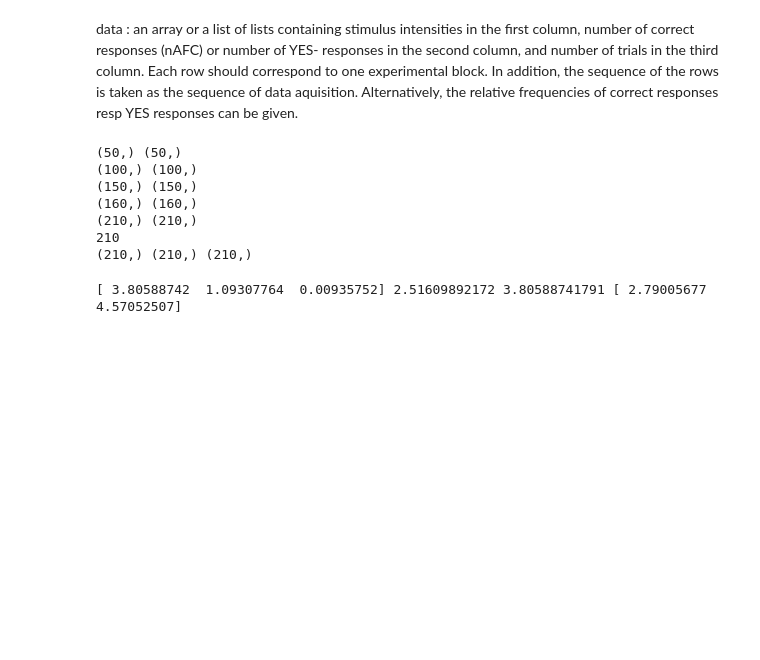
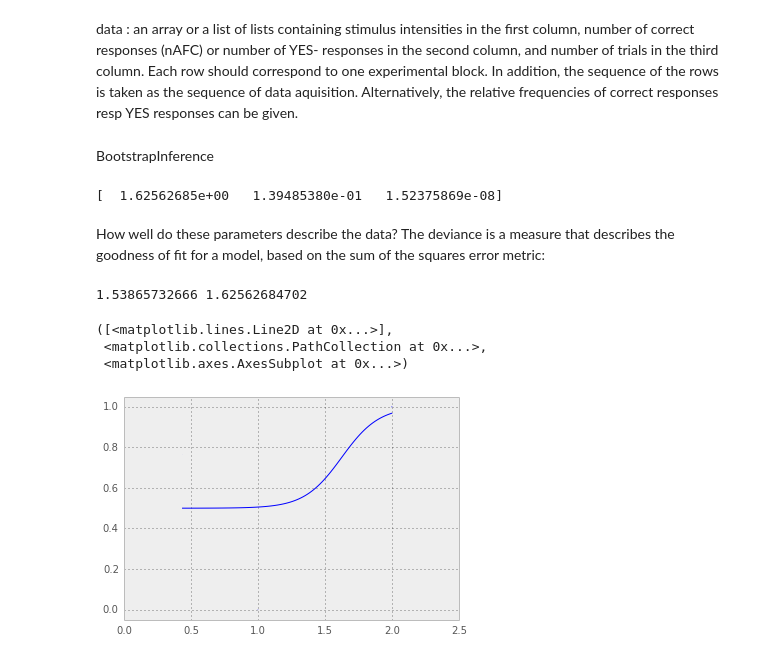
Before and after one commit to NeuralEnsemble/motionclouds_website, a Jupyter notebook: psychopy_competing.ipynb, the cells around one changed output. Saved outputs shown, nothing was run; the diff lists cells and outputs as text; code cells hidden in the pictures; blank space fills up the shorter version.

```diff
--- a/psychopy_competing.ipynb
+++ b/psychopy_competing.ipynb
@@ -83,38 +103,13 @@ data :
 an array or a list of lists containing stimulus intensities in the first column, number of correct responses (nAFC) or number of YES- responses in the second column, and number of trials in the third column. Each row should correspond to one experimental block. In addition, the sequence of the rows is taken as the sequence of data aquisition. Alternatively, the relative frequencies of correct responses resp YES responses can be given.
 # %%
 stimulus_intensities, percent_correct = np.array([]), np.array([])
-#data = []
 for fn in glob.glob('data/competing_v1_*npy'):
-#    data_ = []
     results = np.load(fn)
-    #data_single_session = np.concatenate((results[1, results[1, :]<.5], 1.*(results[0, results[1, :]<.5]==-1), np.array([num_observations])))
-    #data_single_sessions = np.vstack((data_single_sessions, data_single_session))
     stimulus_intensities = np.hstack((stimulus_intensities, results[1, results[1, :]<.5]))
     percent_correct = np.hstack((percent_correct, 1.*(results[0, results[1, :]<.5]==-1)))
-#    data_.append(results[1, results[1, :]<.5])
-#    data_.append((percent_correct, 1.*(results[0, results[1, :]<.5]==-1)))
-#    data.append(data_)
     stimulus_intensities = np.hstack((stimulus_intensities, results[1, results[1, :]>.5]))
     percent_correct = np.hstack((percent_correct, 1.*(results[0, results[1, :]>.5]==1)))
-    print stimulus_intensities.shape, percent_correct.shape
+#    print stimulus_intensities.shape, percent_correct.shape
 
 num_observations = len(stimulus_intensities)
-print num_observations
-#data_single_sessions = np.c_[stimulus_intensities, percent_correct, np.array([num_observations])]
-data_single_sessions = [stimulus_intensities, percent_correct, np.array([2]*len(stimulus_intensities))]
-print data_single_sessions[0].shape, data_single_sessions[1].shape, data_single_sessions[2].shape
+data = [stimulus_intensities, percent_correct, np.array([2]*num_observations)]
-# %% [output]
-(50,) (50,)
-(100,) (100,)
-(150,) (150,)
-(160,) (160,)
-(210,) (210,)
-210
-(210,) (210,) (210,)
-# %%
-nafc = 2
-constraints = ( 'unconstrained', 'unconstrained',"Uniform(0,0.1)")
-B_single_sessions = psi.BootstrapInference ( data_single_sessions, priors=constraints, nafc=nafc )
-print B.estimate, B.deviance, B.getThres(), B.getCI(1)
-# %% [output]
-[ 3.80588742  1.09307764  0.00935752] 2.51609892172 3.80588741791 [ 2.79005677  4.57052507]
@@ -122,0 +116,24 @@ psi.psignidata?
+# %% [markdown]
+BootstrapInference
+# %%
+# see http://psignifit.sourceforge.net/DESIGN.html?highlight=discrimination
+nafc = 2
+constraints = ( 'unconstrained', 'unconstrained', "unconstrained")
+B = psi.BootstrapInference ( data, priors=constraints, nafc=nafc )
+# (threshold, slope, lapse rate)
+print B.estimate
+# %% [output]
+[  1.62562685e+00   1.39485380e-01   1.52375869e-08]
+# %% [markdown]
+How well do these parameters describe the data? The deviance is a measure that describes the goodness of fit for a model, based on the sum of the squares error metric:
+# %%
+print B.deviance, B.getThres()#, B.getCI(1)
+# %% [output]
+1.53865732666 1.62562684702
+# %%
+psi.psigniplot.plotPMF(B)
+# %% [output]
+([<matplotlib.lines.Line2D at 0x...>],
+ <matplotlib.collections.PathCollection at 0x...>,
+ <matplotlib.axes.AxesSubplot at 0x...>)
+[figure, added]
```
Also changed, not shown: parts of 8 cells of this notebook.
